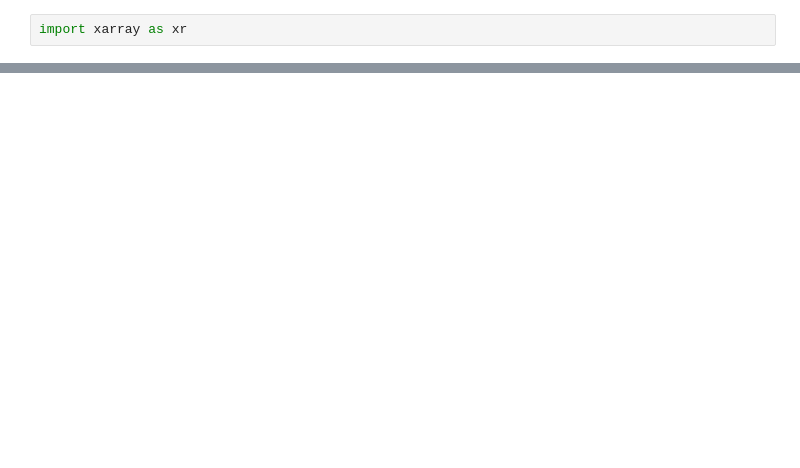
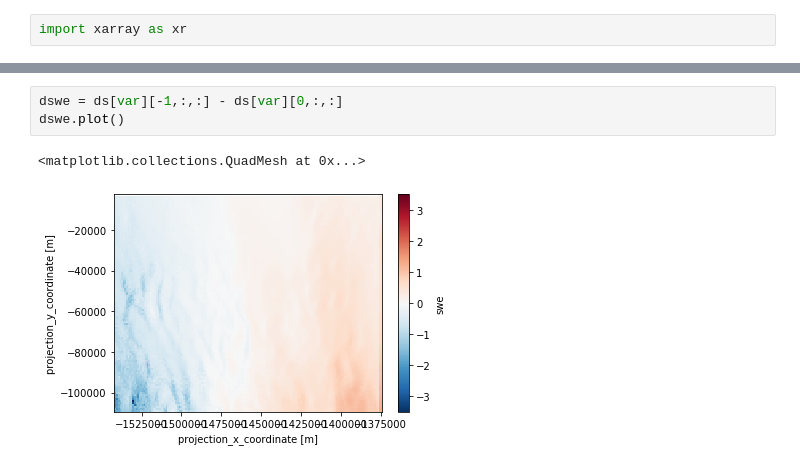
Before and after one commit to EricKeenan/SNOWPACK_WAIS, a Jupyter notebook: analysis/inspect_grid.ipynb, the cells around one changed output, grey strips where cells are left out. Drawn from its saved outputs; the diff is of its cells as text; blank space fills up the shorter version.

```diff
--- a/analysis/inspect_grid.ipynb
+++ b/analysis/inspect_grid.ipynb
@@ -47,0 +35,6 @@ Coordinates:
+# %%
+dswe = ds[var][-1,:,:] - ds[var][0,:,:]
+dswe.plot()
+# %% [output]
+<matplotlib.collections.QuadMesh at 0x...>
+[figure, added]
```
Also changed, not shown: parts of 6 cells of this notebook, 4 other files.
